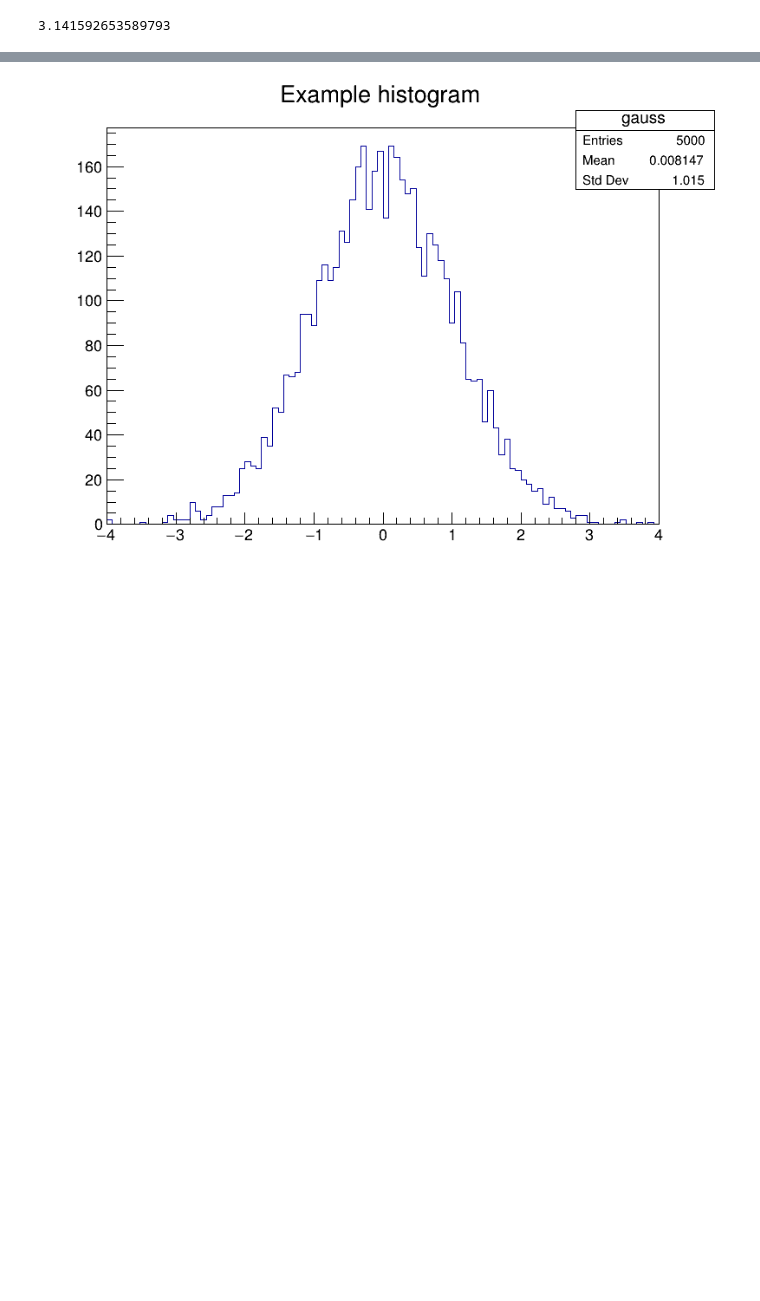
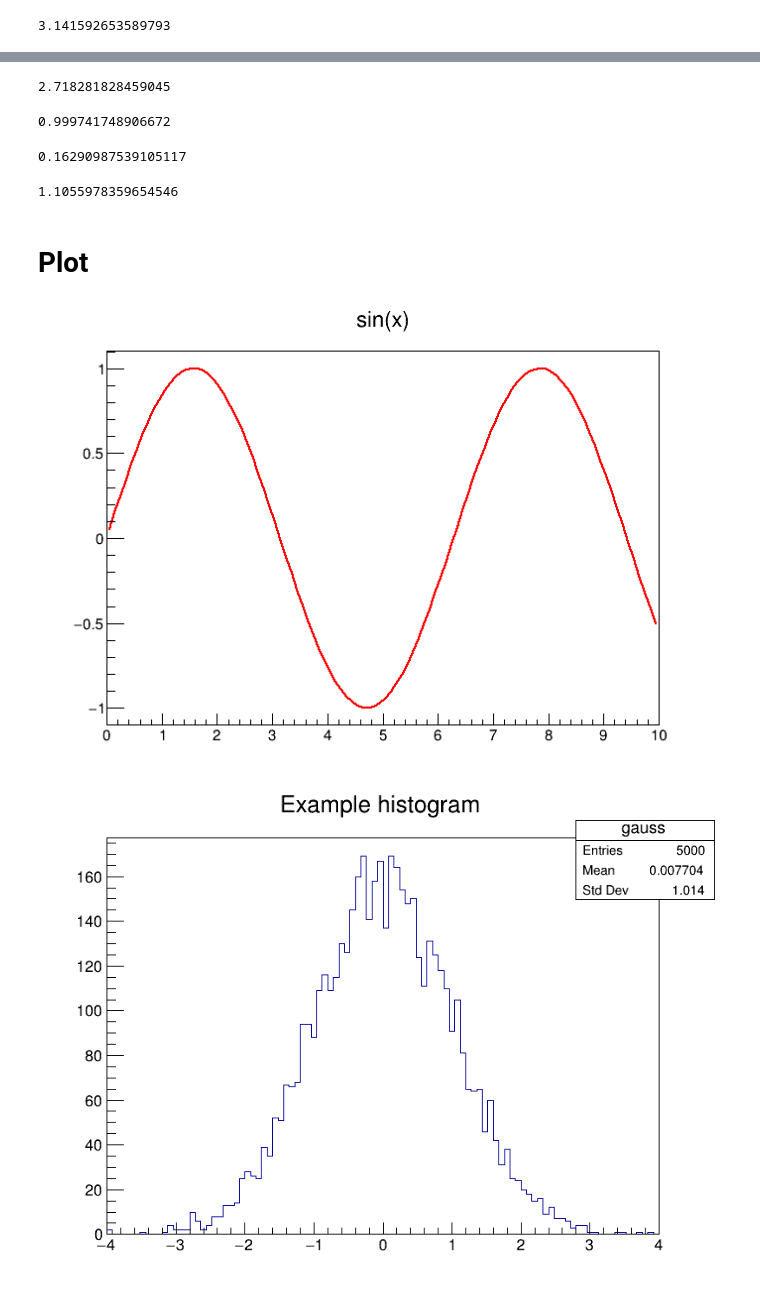
Before and after one commit to YaXun112/Bell2, a Jupyter notebook: ROOT基本使用.ipynb, the cells around one changed output, grey strips where cells are left out. Drawn from its saved outputs; the diff is of its cells as text; code cells hidden in the pictures; blank space fills up the shorter version.

```diff
--- a/ROOT基本使用.ipynb
+++ b/ROOT基本使用.ipynb
@@ -63,0 +74,5 @@ ctypes.cdll.LoadLibrary('/content/root_build/lib//libTreePlayer.so')
+# %%
+# Configuration options
+import ROOT
+ROOT.PyConfig.DisableRootLogon = True
+ROOT.PyConfig.IgnoreCommandLineOptions = False
@@ -74,2 +114,27 @@ ROOT.TMath.Pi()
+# %%
+ROOT.TMath.Exp(1)
+# %% [output]
+2.718281828459045
+# %%
+ROOT.gRandom.Rndm()
+# %% [output]
+0.999741748906672
+# %%
+ROOT.gRandom.Rndm()
+# %% [output]
+0.16290987539105117
+# %%
+ROOT.gRandom.Gaus()
+# %% [output]
+1.1055978359654546
+# %% [markdown]
+# Plot
+# %%
+c = ROOT.TCanvas()
+f1 = ROOT.TF1("func1", "sin(x)", 0, 10)
+f1.Draw()
+c.Draw() # Necessary to make the graphics show!
+# %% [output]
+[figure, added]
 # %%
 # Create a ROOT histogram and draw it
```
Also changed, not shown: parts of 16 cells of this notebook.
